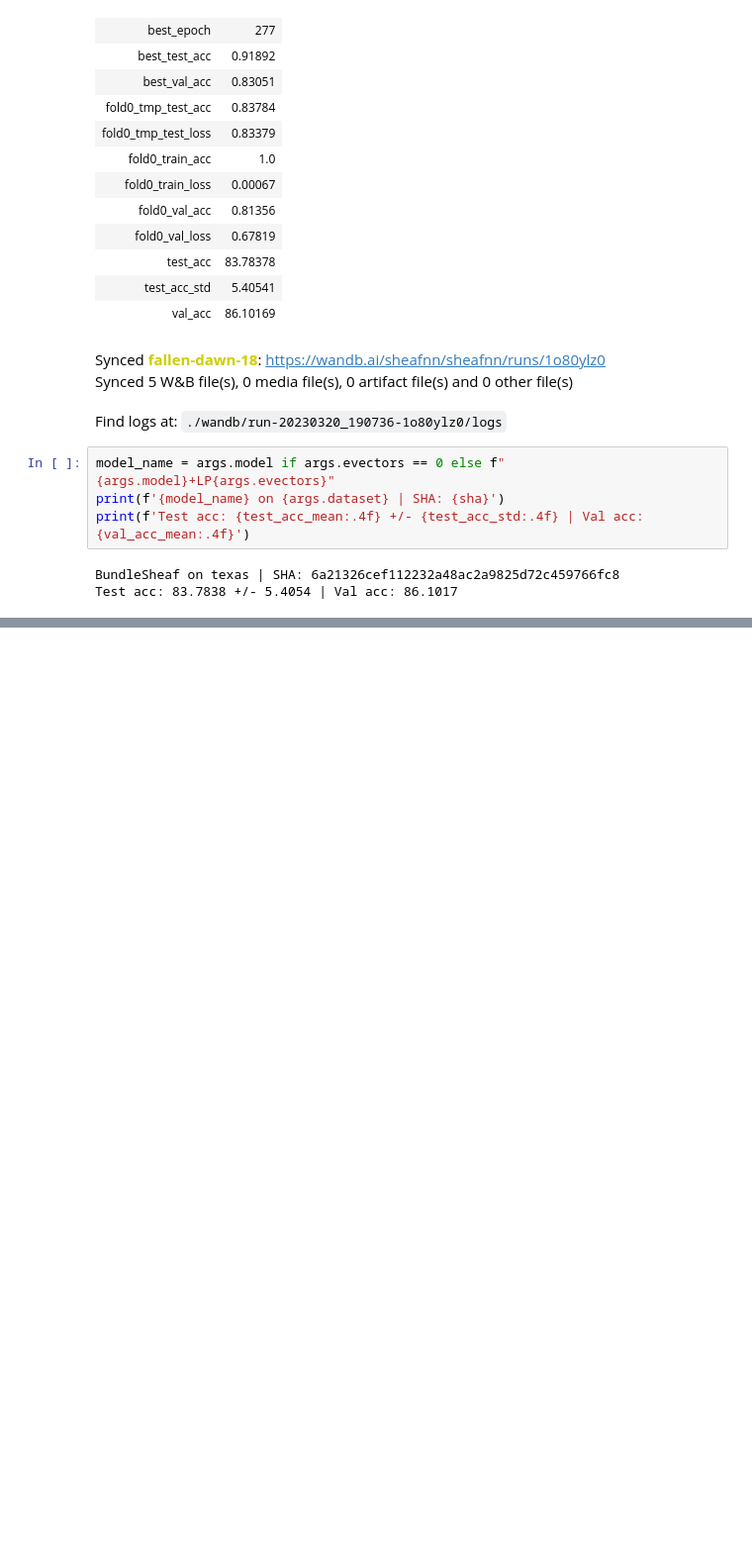
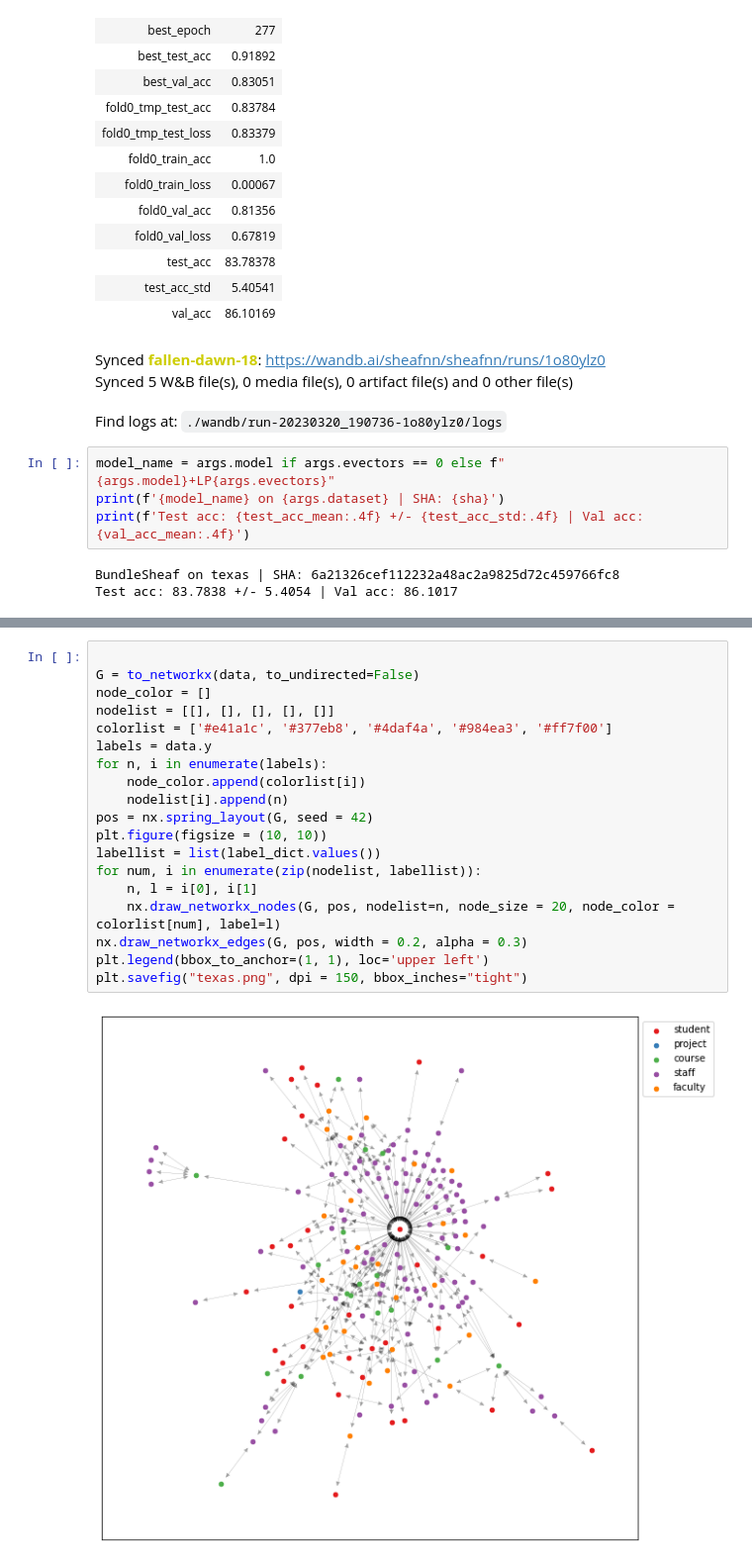
Before and after one commit to ZhangKaly/Principal-Curvature, a Jupyter notebook: notebooks/2-kz-sheafnn.ipynb, the cells around one changed output, grey strips where cells are left out. Shown at 99% size. Drawn from its saved outputs; the diff is of its cells as text; blank space fills up the shorter version.

```diff
--- a/notebooks/2-kz-sheafnn.ipynb
+++ b/notebooks/2-kz-sheafnn.ipynb
@@ -348,0 +391,21 @@ predictions
+# %%
+
+G = to_networkx(data, to_undirected=False)
+node_color = []
+nodelist = [[], [], [], [], []]
+colorlist = ['#e41a1c', '#377eb8', '#4daf4a', '#984ea3', '#ff7f00']
+labels = data.y
+for n, i in enumerate(labels):
+    node_color.append(colorlist[i])
+    nodelist[i].append(n)
+pos = nx.spring_layout(G, seed = 42)
+plt.figure(figsize = (10, 10))
+labellist = list(label_dict.values())
+for num, i in enumerate(zip(nodelist, labellist)):
+    n, l = i[0], i[1]
+    nx.draw_networkx_nodes(G, pos, nodelist=n, node_size = 20, node_color = colorlist[num], label=l)
+nx.draw_networkx_edges(G, pos, width = 0.2, alpha = 0.3)
+plt.legend(bbox_to_anchor=(1, 1), loc='upper left')
+plt.savefig("texas.png", dpi = 150, bbox_inches="tight")
+# %% [output]
+[figure, added]
```
Also changed, not shown: parts of 5 cells of this notebook, 1 other file.
